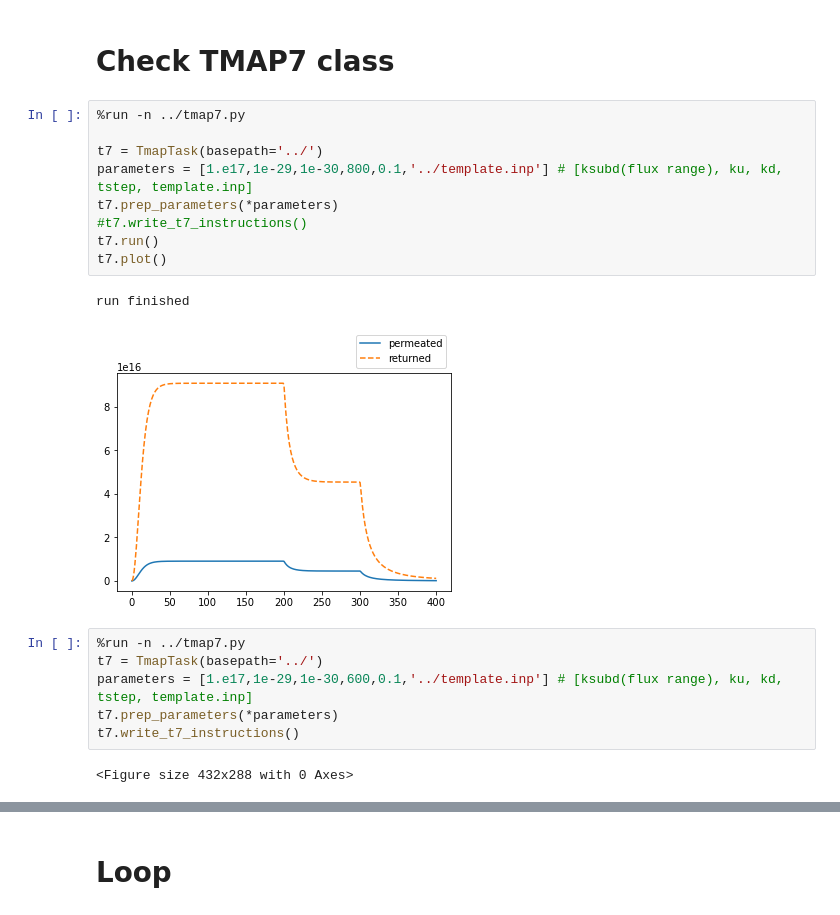
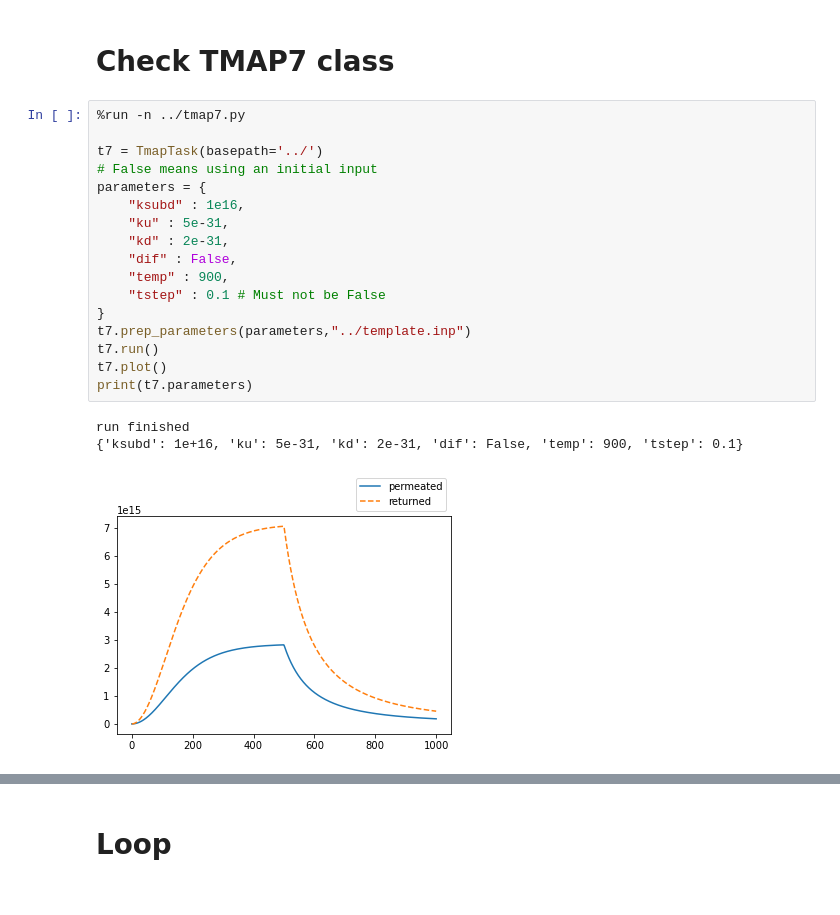
Before and after one commit to Kshora/pytmap7, a Jupyter notebook: examples/example.ipynb, the cells around one changed output, grey strips where cells are left out. Cells and saved outputs as stored; diff of their text form.

```diff
--- a/examples/example.ipynb
+++ b/examples/example.ipynb
@@ -38,22 +36,23 @@ plt.plot(p['time'],p['p'])
 # %% [markdown]
 # Check TMAP7 class
-# %%
-%run -n ../tmap7.py
-
-t7 = TmapTask(basepath='../')
-parameters = [1.e17,1e-29,1e-30,800,0.1,'../template.inp'] # [ksubd(flux range), ku, kd, tstep, template.inp]
-t7.prep_parameters(*parameters)
-#t7.write_t7_instructions()
-t7.run()
-t7.plot()
-# %% [output]
-run finished
-[figure, removed]
-# %%
-%run -n ../tmap7.py
-t7 = TmapTask(basepath='../')
-parameters = [1.e17,1e-29,1e-30,600,0.1,'../template.inp'] # [ksubd(flux range), ku, kd, tstep, template.inp]
-t7.prep_parameters(*parameters)
-t7.write_t7_instructions()
-# %% [output]
-<Figure size 432x288 with 0 Axes>
+# %%
+%run -n ../tmap7.py
+
+t7 = TmapTask(basepath='../')
+# False means using an initial input
+parameters = {
+    "ksubd" : 1e16,
+    "ku" : 5e-31,
+    "kd" : 2e-31,
+    "dif" : False,
+    "temp" : 900,
+    "tstep" : 0.1 # Must not be False
+}
+t7.prep_parameters(parameters,"../template.inp")
+t7.run()
+t7.plot()
+print(t7.parameters)
+# %% [output]
+run finished
+{'ksubd': 1e+16, 'ku': 5e-31, 'kd': 2e-31, 'dif': False, 'temp': 900, 'tstep': 0.1}
+[figure, added]
```
Also changed, not shown: parts of 6 cells of this notebook, 2 other files.
